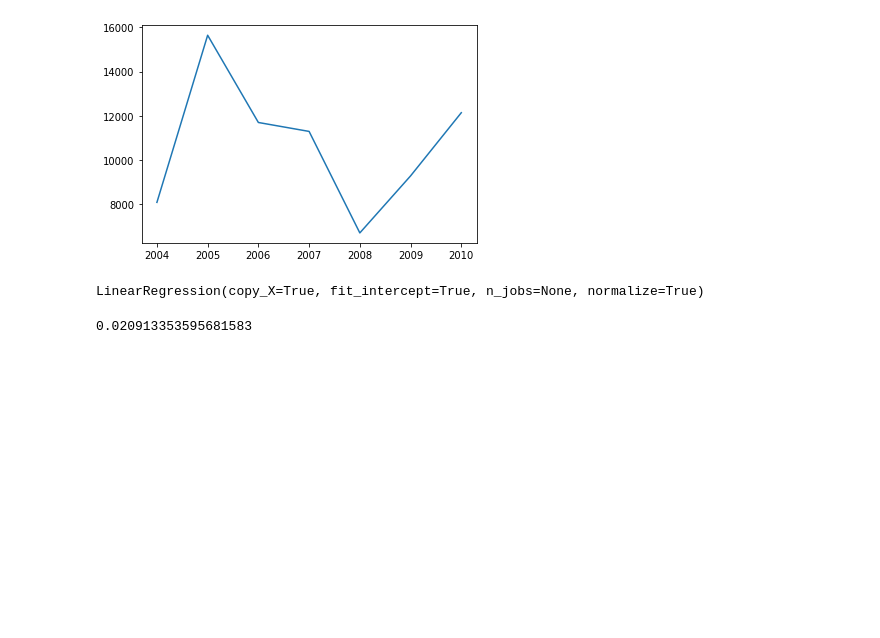
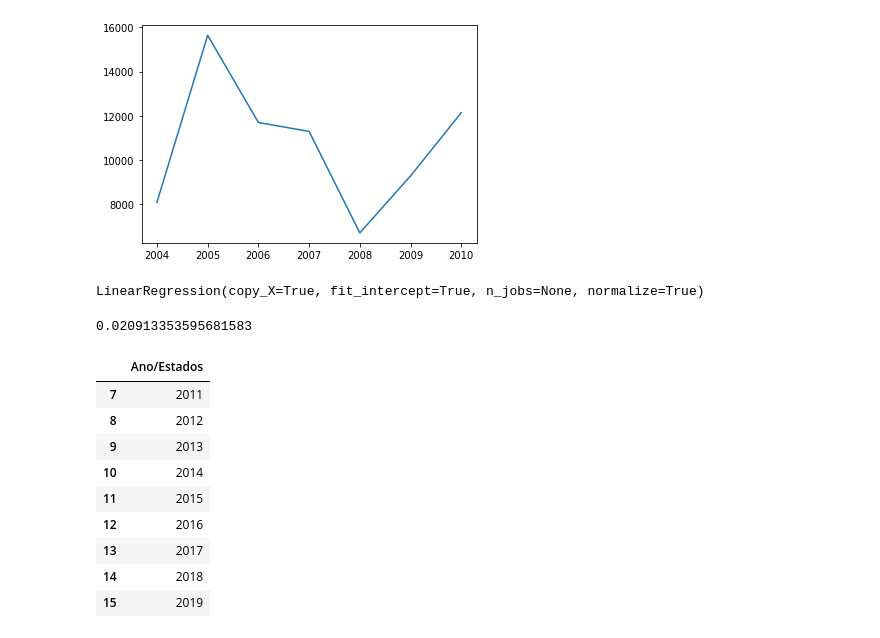
Before and after one commit to alynenogu/Pos-Graduacao---Ciencia-de-Dados, a Jupyter notebook: Machine Learning - monografia v2.ipynb, the cells around one changed output. Saved outputs shown, nothing was run; the diff lists cells and outputs as text; code cells hidden in the pictures; blank space fills up the shorter version.

```diff
--- a/Machine Learning - monografia v2.ipynb
+++ b/Machine Learning - monografia v2.ipynb
@@ -179,3 +179,19 @@ LinearRegression(copy_X=True, fit_intercept=True, n_jobs=None, normalize=True)
 print(lin_reg.score(x_train,y_train))
 # %% [output]
 0.020913353595681583
+# %%
+#Ajustes para o teste
+x_teste = teste[{'Ano/Estados'}].copy()
+# %%
+x_teste
+# %% [output]
+|  | Ano/Estados |
+| 7 | 2011 |
+| 8 | 2012 |
+| 9 | 2013 |
+| 10 | 2014 |
+| 11 | 2015 |
+| 12 | 2016 |
+| 13 | 2017 |
+| 14 | 2018 |
+| 15 | 2019 |
```
Also changed, not shown: parts of 7 cells of this notebook.
